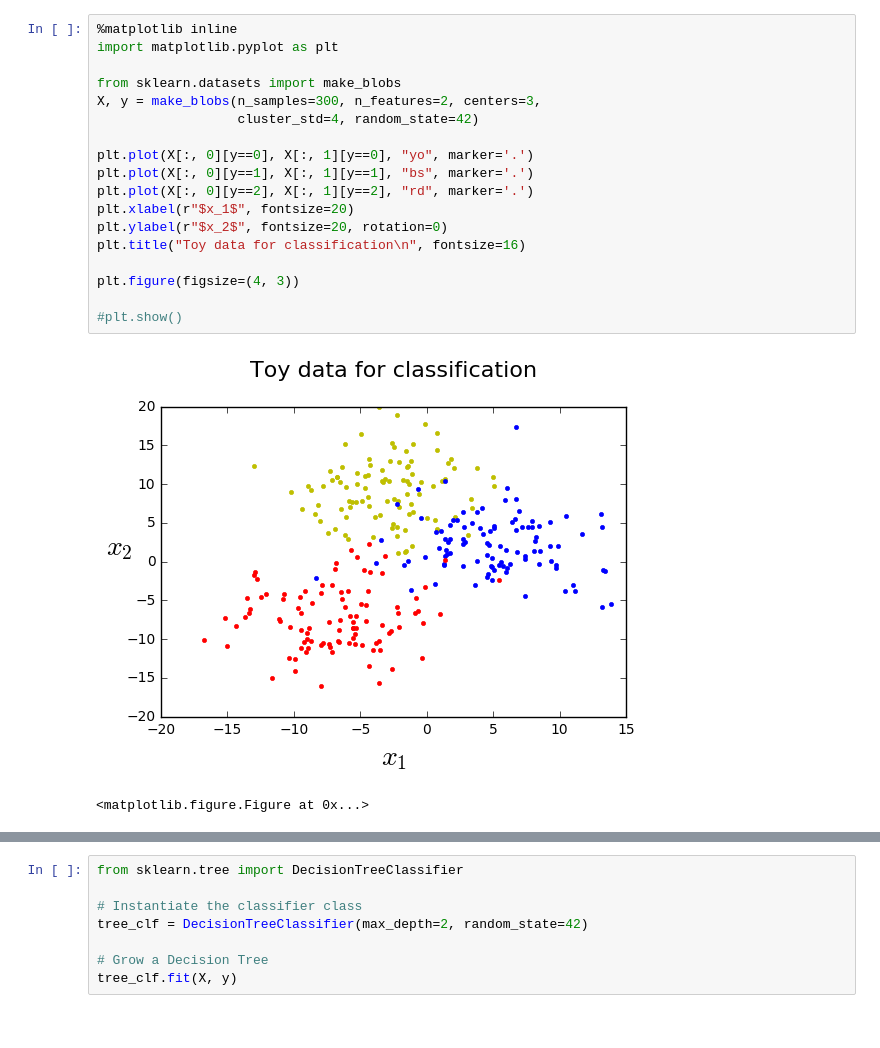
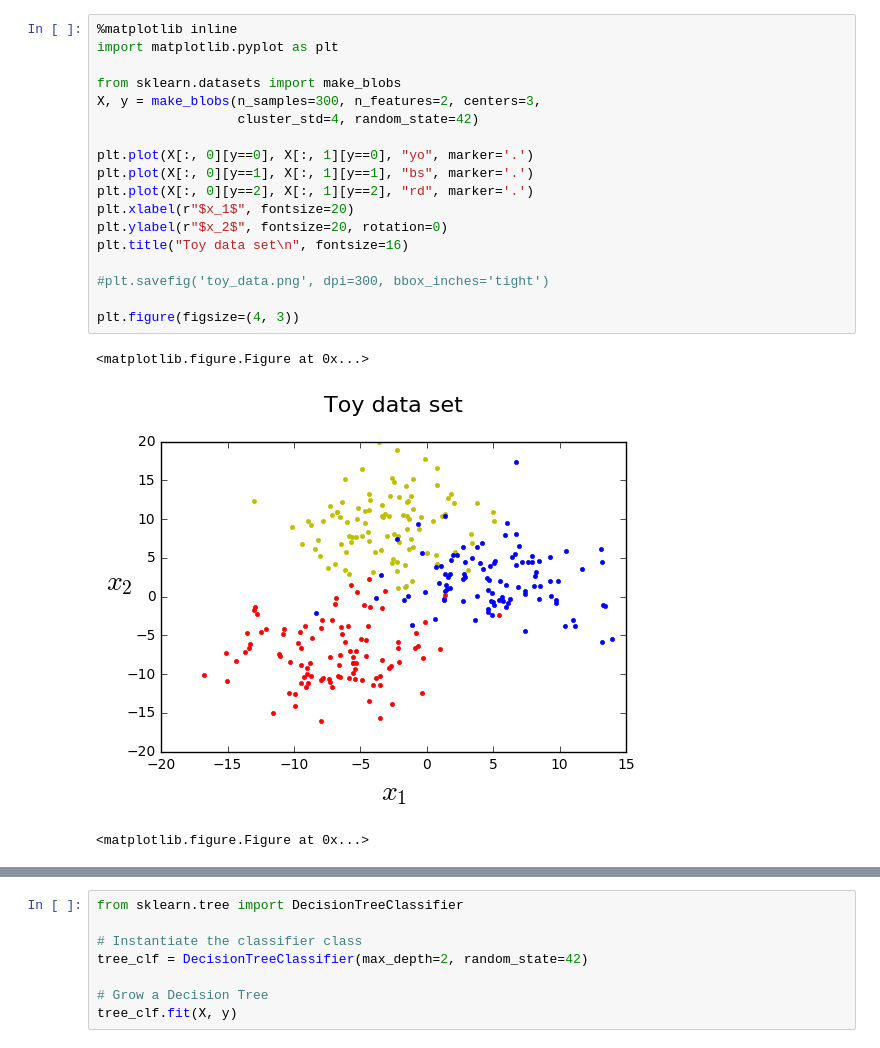
Before and after one commit to luisvalesilva/random_forests, a Jupyter notebook: random_forests.ipynb, the cells around one changed output, grey strips where cells are left out. Drawn from its saved outputs; the diff is of its cells as text.

```diff
--- a/random_forests.ipynb
+++ b/random_forests.ipynb
@@ -27,24 +28,25 @@ The next section provides an overview of the Decision Tree ML algorithm, which i
 # %%
 %matplotlib inline
 import matplotlib.pyplot as plt
 
 from sklearn.datasets import make_blobs
 X, y = make_blobs(n_samples=300, n_features=2, centers=3,
                   cluster_std=4, random_state=42)
 
 plt.plot(X[:, 0][y==0], X[:, 1][y==0], "yo", marker='.')
 plt.plot(X[:, 0][y==1], X[:, 1][y==1], "bs", marker='.')
 plt.plot(X[:, 0][y==2], X[:, 1][y==2], "rd", marker='.')
 plt.xlabel(r"$x_1$", fontsize=20)
 plt.ylabel(r"$x_2$", fontsize=20, rotation=0)
-plt.title("Toy data for classification\n", fontsize=16)
+plt.title("Toy data set\n", fontsize=16)
+
+#plt.savefig('toy_data.png', dpi=300, bbox_inches='tight')
 
 plt.figure(figsize=(4, 3))
-
-#plt.show()
 # %% [output]
+<matplotlib.figure.Figure at 0x...>
-[figure, old version]
+[figure, new version]
-<matplotlib.figure.Figure at 0x...>
+<matplotlib.figure.Figure at 0x...>
 # %% [markdown]
 <a id='trees'></a>
 # 2. Decision Trees
```
Also changed, not shown: parts of 24 cells of this notebook.
